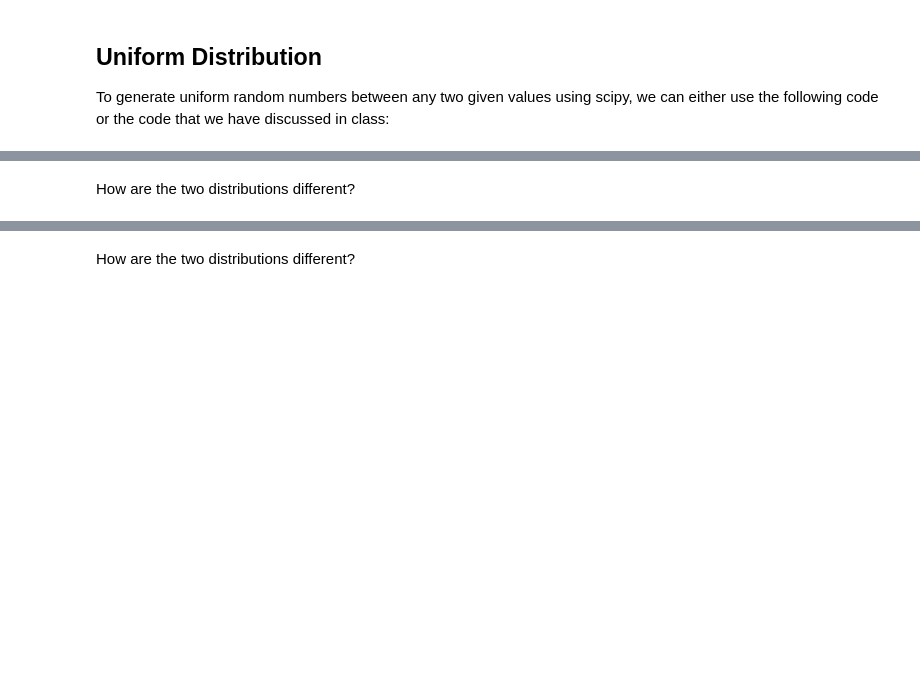
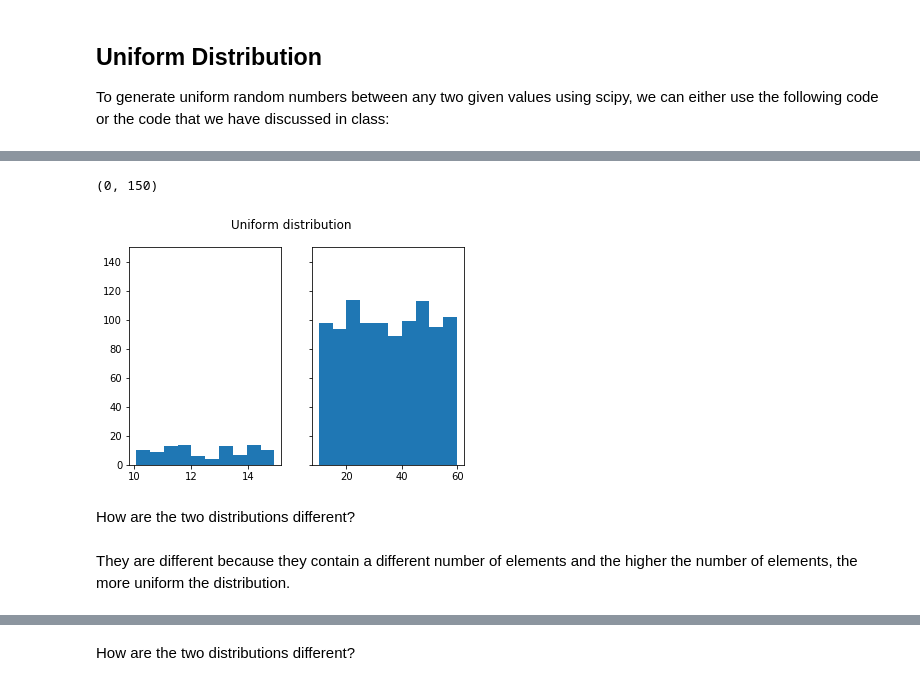
Before and after one commit to ironhack-datalabs/datamad1019, a Jupyter notebook: module-2/lab-continuous-probability-distribution/your-code/main.ipynb, the cells around one changed output, grey strips where cells are left out. Cells and saved outputs as stored; diff of their text form; code cells hidden in the pictures; blank space fills up the shorter version.

```diff
--- a/module-2/lab-continuous-probability-distribution/your-code/main.ipynb
+++ b/module-2/lab-continuous-probability-distribution/your-code/main.ipynb
@@ -47,2 +48,19 @@ Your output should look like below:
+# %%
+import numpy as np
+import matplotlib.pyplot as plt
+
+def uniformDist(bottom,ceiling,count):
+    x = np.random.uniform(bottom,ceiling,count)
+    return x
+
+fig, (ax1, ax2) = plt.subplots(1,2, sharey=True)
+fig.suptitle("Uniform distribution")
+ax1.hist(uniformDist(10,15,100))
+ax1.set_ylim([0,100])
+ax2.hist(uniformDist(10,60,1000))
+ax2.set_ylim([0,150])
+# %% [output]
+(0, 150)
+[figure, added]
 # %% [markdown]
 How are the two distributions different?
@@ -51,3 +67,6 @@ How are the two distributions different?
+# %% [markdown]
+They are different because they contain a different number of elements and the higher the number
+of elements, the more uniform the distribution.
 # %% [markdown]
 ## Normal Distribution
 
```
Also changed, not shown: parts of 20 cells of this notebook.
